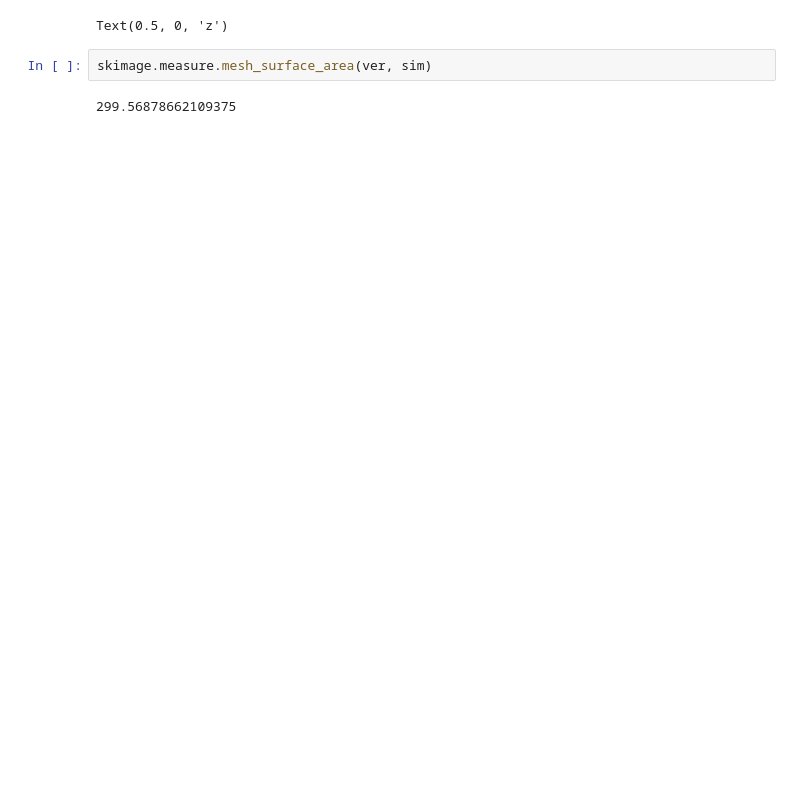
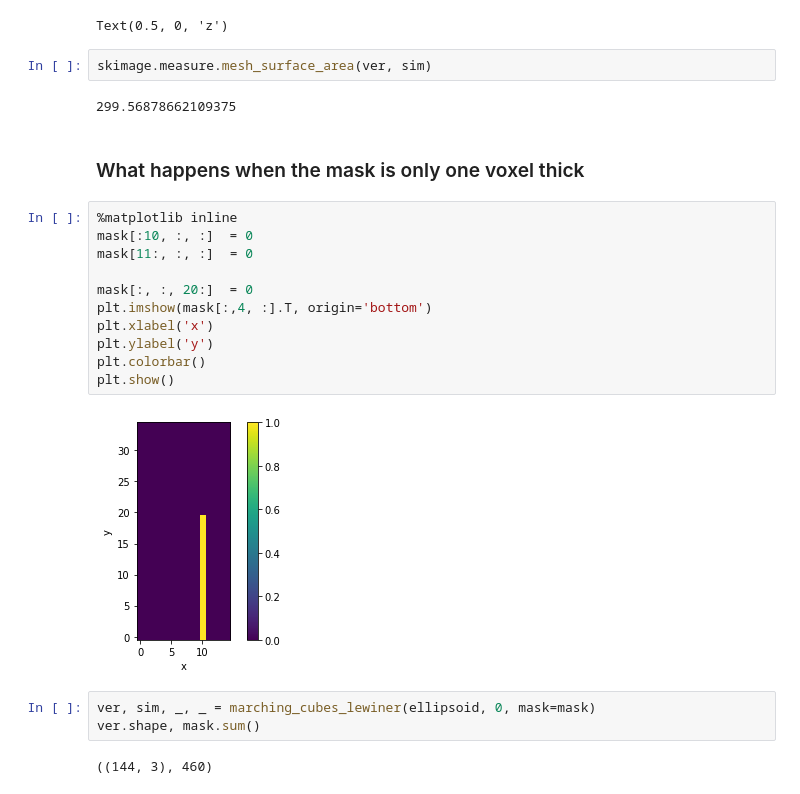
Before and after one commit to Leguark/Sandbox, a Jupyter notebook: Masked marching cubes.ipynb, the cells around one changed output. Drawn from its saved outputs; the diff is of its cells as text; blank space fills up the shorter version.

```diff
--- a/Masked marching cubes.ipynb
+++ b/Masked marching cubes.ipynb
@@ -90,3 +100,23 @@ Text(0.5, 0, 'z')
 skimage.measure.mesh_surface_area(ver, sim)
 # %% [output]
 299.56878662109375
+# %% [markdown]
+### What happens when the mask is only one voxel thick
+# %%
+%matplotlib inline
+mask[:10, :, :]  = 0
+mask[11:, :, :]  = 0
+
+mask[:, :, 20:]  = 0
+plt.imshow(mask[:,4, :].T, origin='bottom')
+plt.xlabel('x')
+plt.ylabel('y')
+plt.colorbar()
+plt.show()
+# %% [output]
+[figure, added]
+# %%
+ver, sim, _, _ = marching_cubes_lewiner(ellipsoid, 0, mask=mask)
+ver.shape, mask.sum()
+# %% [output]
+((144, 3), 460)
```
Also changed, not shown: parts of 15 cells of this notebook.
